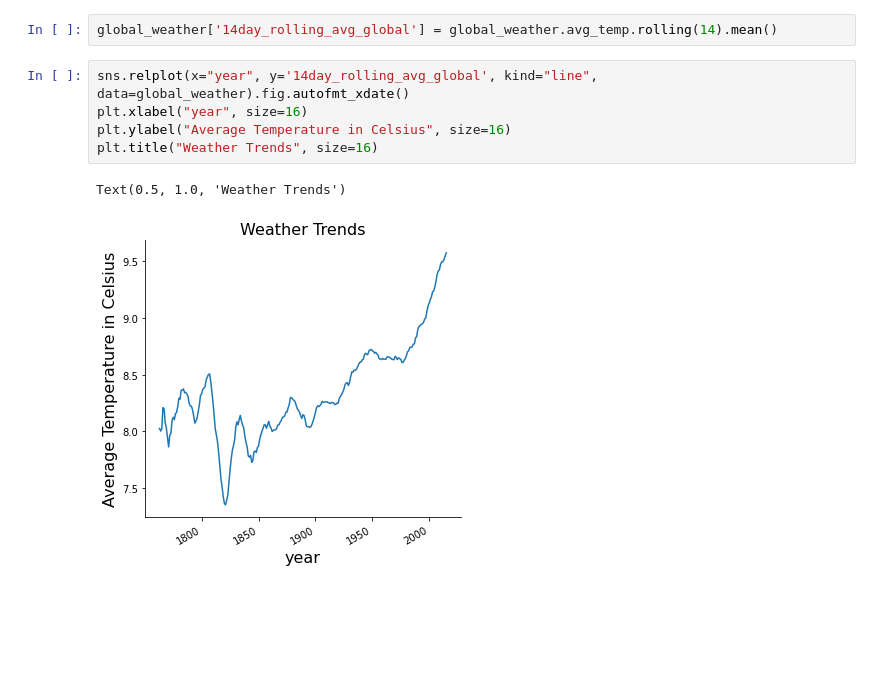
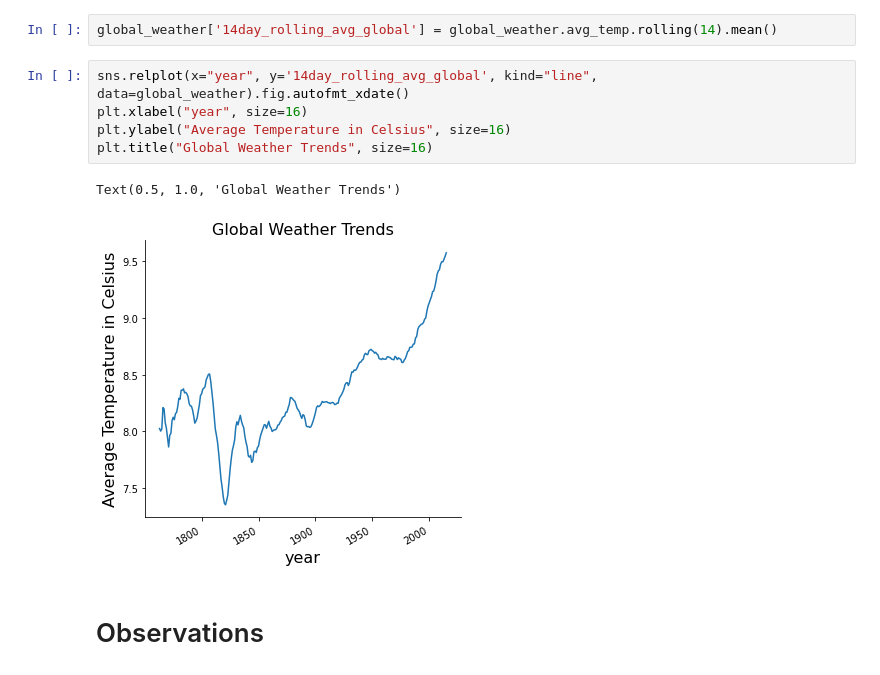
Before and after one commit to freedom-780/Weather_trends, a Jupyter notebook: Weather_project.ipynb, the cells around one changed output. Drawn from its saved outputs; the diff is of its cells as text; blank space fills up the shorter version.

```diff
--- a/Weather_project.ipynb
+++ b/Weather_project.ipynb
@@ -121,8 +130,10 @@ global_weather['14day_rolling_avg_global'] = global_weather.avg_temp.rolling(14)
 # %%
 sns.relplot(x="year", y='14day_rolling_avg_global', kind="line", data=global_weather).fig.autofmt_xdate()
 plt.xlabel("year", size=16)
 plt.ylabel("Average Temperature in Celsius", size=16)
-plt.title("Weather Trends", size=16)
+plt.title("Global Weather Trends", size=16)
 # %% [output]
-Text(0.5, 1.0, 'Weather Trends')
+Text(0.5, 1.0, 'Global Weather Trends')
-[figure, old version]
+[figure, new version]
+# %% [markdown]
+# Observations
```
Also changed, not shown: parts of 4 cells of this notebook.
